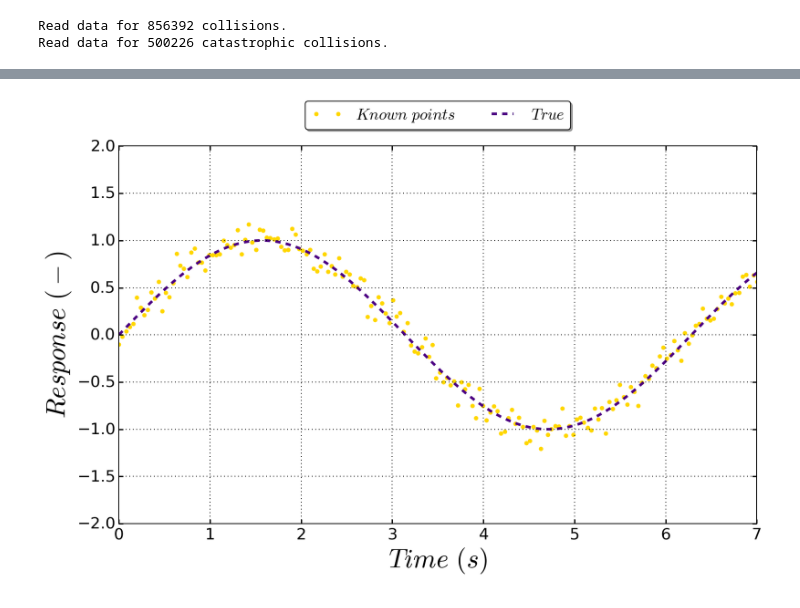
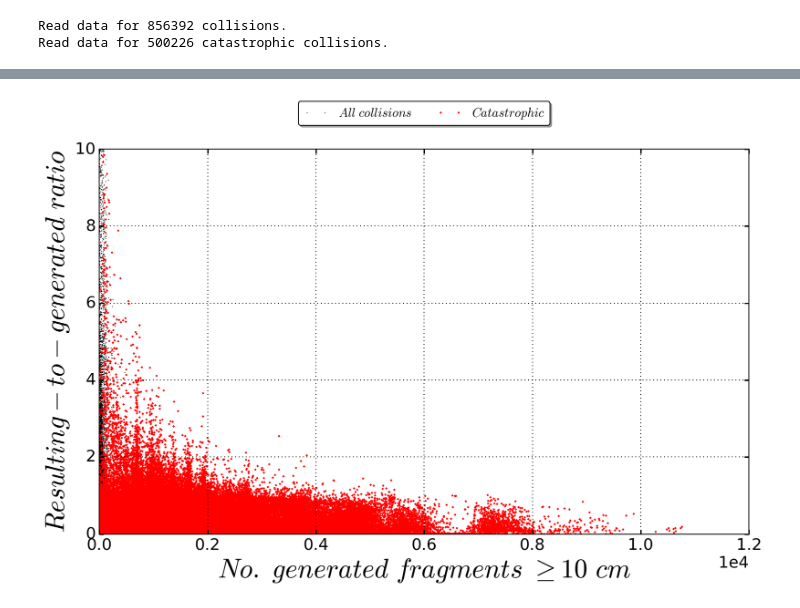
Before and after one commit to AleksanderLidtke/AnalyseCollisionFragments, a Jupyter notebook: ResultingToGeneratedFragmentsRatio.ipynb, the cells around one changed output, grey strips where cells are left out. Cells and saved outputs as stored; diff of their text form; code cells hidden in the pictures.

Commit message:
Added the existing analysis of the ratio and the binned ratio.

```diff
--- a/ResultingToGeneratedFragmentsRatio.ipynb
+++ b/ResultingToGeneratedFragmentsRatio.ipynb
@@ -1,3 +13,16 @@
+# %%
+# Show the plots inside the notebook.
+%matplotlib inline
+# Make the figures high-resolution.
+%config InlineBackend.figure_format='retina'
+# Various font sizes.
+ticksFontSize=18
+labelsFontSizeSmall=20
+labelsFontSize=30
+titleFontSize=34
+legendFontSize=14
+matplotlib.rc('xtick', labelsize=ticksFontSize)
+matplotlib.rc('ytick', labelsize=ticksFontSize)
 # %% [markdown]
 # Introduction
 
@@ -70,28 +82,28 @@ Now, let's plot the data and see what happens:
 # %%
-# Setup the plots.
-ticksFontSize=18
-labelsFontSizeSmall=20
-labelsFontSize=30
-titleFontSize=34
-legendFontSize=18
-matplotlib.rc('xtick', labelsize=ticksFontSize)
-matplotlib.rc('ytick', labelsize=ticksFontSize)
-
-# Plot the data.
+# Compute the ratios.
+allRatios=allColRes/allColGen
+catRatios=catColRes/catColGen
+# Plot.
 fig=matplotlib.pyplot.figure(figsize=(12,8))
 ax=fig.gca()
 matplotlib.pyplot.grid(linewidth=1)
 ax.set_xlabel(r"$Time\ (s)$",fontsize=labelsFontSize)
 ax.set_ylabel(r"$Response\ (-)$",fontsize=labelsFontSize)
 ax.set_xlim(0,7)
 ax.set_ylim(-2,2)
-ax.plot(t,yNoise,label=r"$Known\ points$",marker='o',c='gold',markersize=5,mew=0,lw=0)
-ax.plot(t,y,label=r"$True$",ls='--',c='indigo',markersize=0,lw=3)
+ax.plot(allColGen,allRatios,alpha=1.0,label=r"$All\ collisions$",marker='o',c='k',markersize=1,mew=0,lw=0)
+ax.plot(catColGen,catRatios,alpha=1.0,label=r"$Catastrophic$",marker='x',c='r',markersize=1,mew=2,lw=0)
+ax.set_xlabel(r"$No.\ generated\ fragments\ \geq10\ cm$",fontsize=labelsFontSize)
+ax.set_ylabel(r"$Resulting-to-generated\ ratio$",fontsize=labelsFontSize)
+ax.set_xlim(0,12000)
+ax.set_ylim(0,10)
+ax.ticklabel_format(axis='x', style='sci', scilimits=(-2,-1))
 ax.tick_params(axis='both',reset=False,which='both',length=5,width=1.5)
 matplotlib.pyplot.subplots_adjust(left=0.1,right=0.95,top=0.95,bottom=0.1)
 box=ax.get_position()
 ax.set_position([box.x0+box.width*0.0,box.y0+box.height*0.05,box.width*0.99,box.height*0.88])
-ax.legend(bbox_to_anchor=(0.5,1.14),loc='upper center',prop={'size':legendFontSize},fancybox=True,shadow=True,ncol=3)
+ax.legend(bbox_to_anchor=(0.5,1.14),loc='upper center',prop={'size':legendFontSize},fancybox=True,\
+          shadow=True,ncol=3)
 fig.show()
 # %% [output]
-[figure, old version]
+[figure, new version]
```
Also changed, not shown: parts of 11 cells of this notebook.
